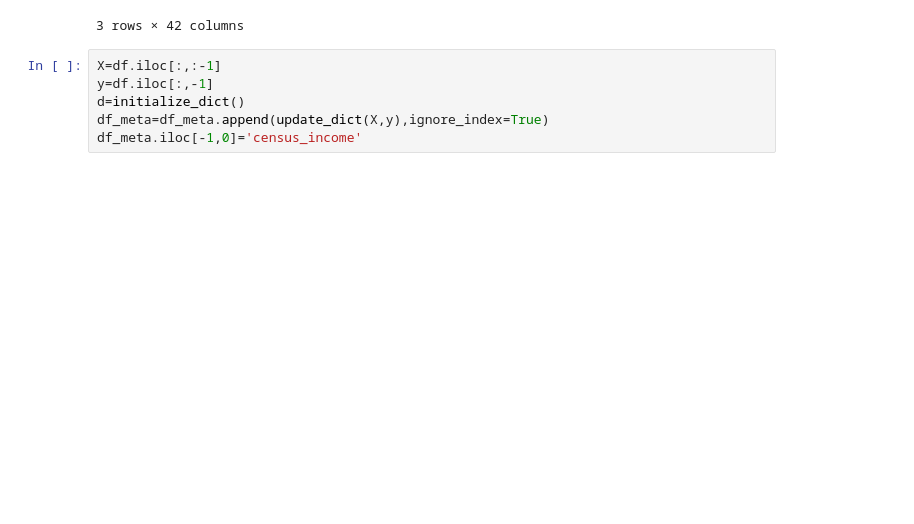
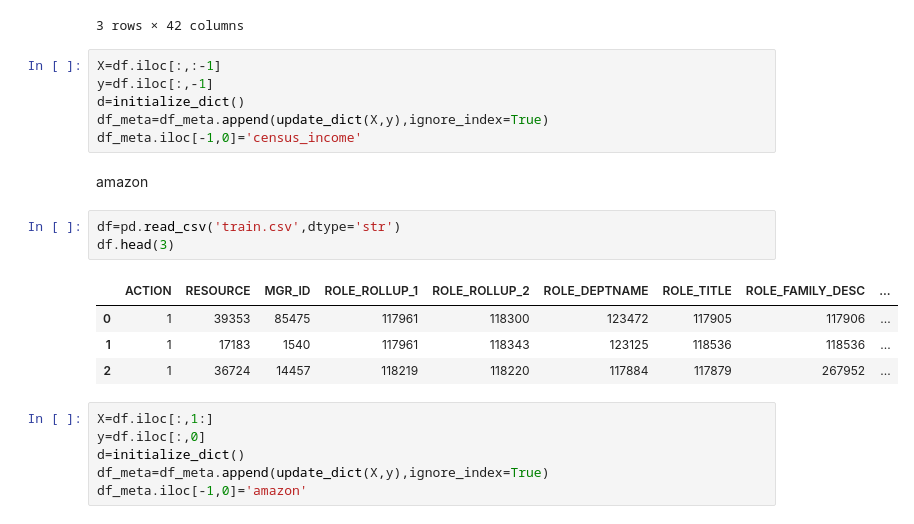
Before and after one commit to mohannishant6/MSc-Thesis, a Jupyter notebook: update_dict.ipynb, the cells around one changed output. Cells and saved outputs as stored; diff of their text form; blank space fills up the shorter version.

```diff
--- a/update_dict.ipynb
+++ b/update_dict.ipynb
@@ -211,6 +217,22 @@ y=df.iloc[:,-1]
 d=initialize_dict()
 df_meta=df_meta.append(update_dict(X,y),ignore_index=True)
 df_meta.iloc[-1,0]='census_income'
+# %% [markdown]
+amazon
+# %%
+df=pd.read_csv('train.csv',dtype='str')
+df.head(3)
+# %% [output]
+|  | ACTION | RESOURCE | MGR_ID | ROLE_ROLLUP_1 | ROLE_ROLLUP_2 | ROLE_DEPTNAME | ROLE_TITLE | ROLE_FAMILY_DESC | ... |
+| 0 | 1 | 39353 | 85475 | 117961 | 118300 | 123472 | 117905 | 117906 | ... |
+| 1 | 1 | 17183 | 1540 | 117961 | 118343 | 123125 | 118536 | 118536 | ... |
+| 2 | 1 | 36724 | 14457 | 118219 | 118220 | 117884 | 117879 | 267952 | ... |
+# %%
+X=df.iloc[:,1:]
+y=df.iloc[:,0]
+d=initialize_dict()
+df_meta=df_meta.append(update_dict(X,y),ignore_index=True)
+df_meta.iloc[-1,0]='amazon'
 # %%
 df_meta
 # %% [output]
```
Also changed, not shown: parts of 4 cells of this notebook, 4 other files.
